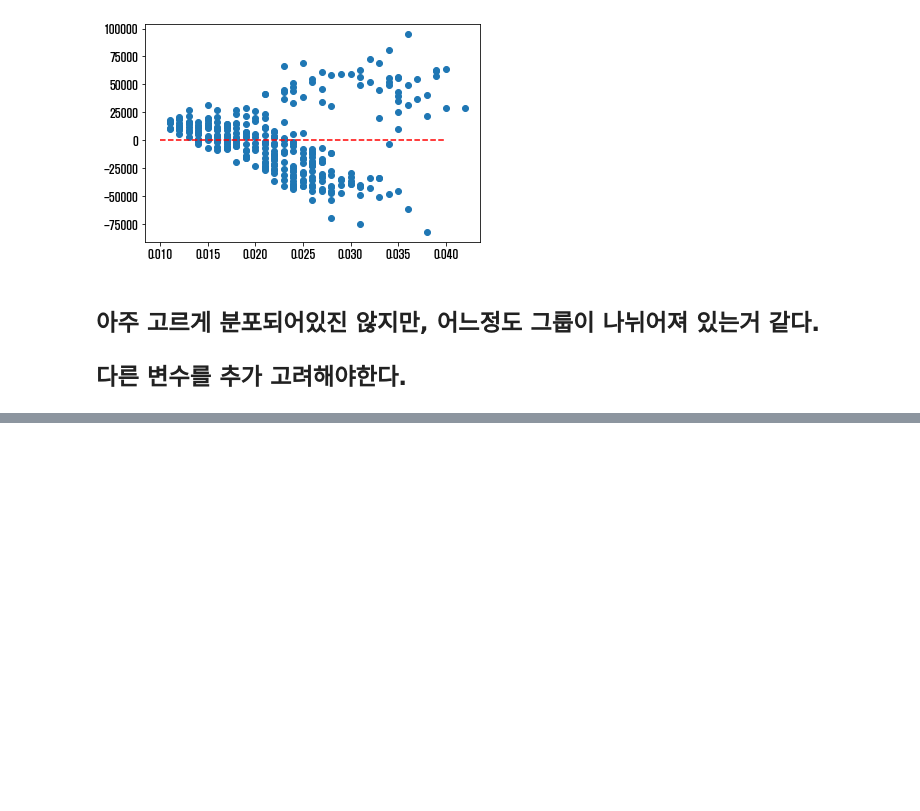
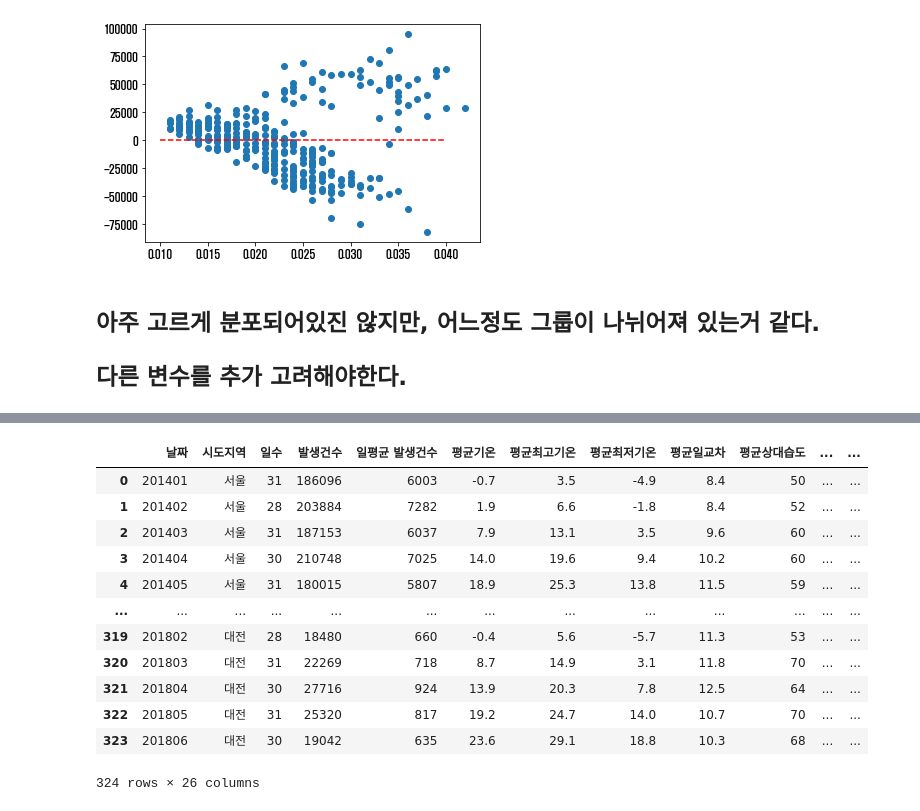
Before and after one commit to kyunleader/-, a Jupyter notebook: 3강 강의자료.ipynb, the cells around one changed output, grey strips where cells are left out. Saved outputs shown, nothing was run; the diff lists cells and outputs as text; code cells hidden in the pictures; blank space fills up the shorter version.

```diff
--- a/3강 강의자료.ipynb
+++ b/3강 강의자료.ipynb
@@ -499,0 +546,17 @@ sns.regplot('월합강수량', '발생건수', data=data_w, color='green')
+# %%
+data_w = pd.concat([data_w,dummy_region], axis=1)
+data_w
+# %% [output]
+|  | 날짜 | 시도지역 | 일수 | 발생건수 | 일평균 발생건수 | 평균기온 | 평균최고기온 | 평균최저기온 | 평균일교차 | 평균상대습도 | ... | ... |
+| 0 | 201401 | 서울 | 31 | 186096 | 6003 | -0.7 | 3.5 | -4.9 | 8.4 | 50 | ... | ... |
+| 1 | 201402 | 서울 | 28 | 203884 | 7282 | 1.9 | 6.6 | -1.8 | 8.4 | 52 | ... | ... |
+| 2 | 201403 | 서울 | 31 | 187153 | 6037 | 7.9 | 13.1 | 3.5 | 9.6 | 60 | ... | ... |
+| 3 | 201404 | 서울 | 30 | 210748 | 7025 | 14.0 | 19.6 | 9.4 | 10.2 | 60 | ... | ... |
+| 4 | 201405 | 서울 | 31 | 180015 | 5807 | 18.9 | 25.3 | 13.8 | 11.5 | 59 | ... | ... |
+| ... | ... | ... | ... | ... | ... | ... | ... | ... | ... | ... | ... | ... |
+| 319 | 201802 | 대전 | 28 | 18480 | 660 | -0.4 | 5.6 | -5.7 | 11.3 | 53 | ... | ... |
+| 320 | 201803 | 대전 | 31 | 22269 | 718 | 8.7 | 14.9 | 3.1 | 11.8 | 70 | ... | ... |
+| 321 | 201804 | 대전 | 30 | 27716 | 924 | 13.9 | 20.3 | 7.8 | 12.5 | 64 | ... | ... |
+| 322 | 201805 | 대전 | 31 | 25320 | 817 | 19.2 | 24.7 | 14.0 | 10.7 | 70 | ... | ... |
+| 323 | 201806 | 대전 | 30 | 19042 | 635 | 23.6 | 29.1 | 18.8 | 10.3 | 68 | ... | ... |
+324 rows × 26 columns
```
Also changed, not shown: parts of 21 cells of this notebook.
